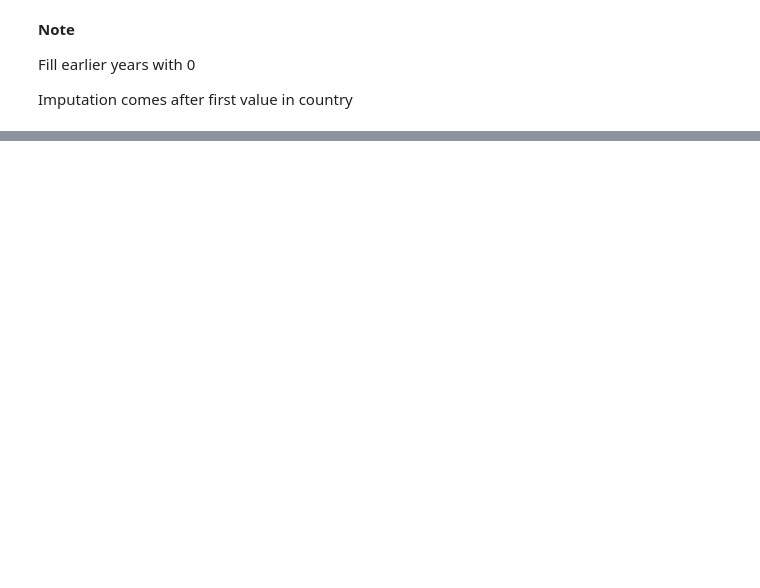
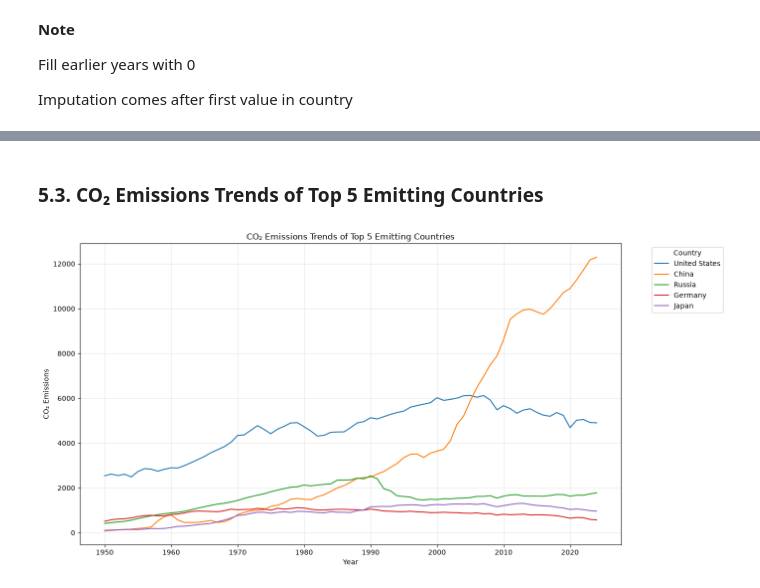
Before and after one commit to chepchiengemmans/Data_nerds_emissions_project, a Jupyter notebook: forecast_cleaning.ipynb, the cells around one changed output, grey strips where cells are left out. Drawn from its saved outputs; the diff is of its cells as text; code cells hidden in the pictures; blank space fills up the shorter version.

```diff
--- a/forecast_cleaning.ipynb
+++ b/forecast_cleaning.ipynb
@@ -286,0 +505,40 @@ plt.show()
+# %% [markdown]
+### 5.3. CO₂ Emissions Trends of Top 5 Emitting Countries
+# %%
+# Identify the top 5 countries by total CO₂ emissions
+top_5_countries = top_emitters.head(5).index
+
+top_countries_df = df_cleaned[
+    df_cleaned["country"].isin(top_5_countries)
+]
+
+plt.figure(figsize=(14, 7))
+
+# Plot each country separately
+for country in top_5_countries:
+    country_data = top_countries_df[
+        top_countries_df["country"] == country
+    ].sort_values("year")
+
+    plt.plot(
+        country_data["year"],
+        country_data["co2"],
+        label=country
+    )
+
+plt.title("CO₂ Emissions Trends of Top 5 Emitting Countries")
+plt.xlabel("Year")
+plt.ylabel("CO₂ Emissions")
+
+plt.legend(
+    title="Country",
+    bbox_to_anchor=(1.05, 1),
+    loc="upper left"
+)
+
+plt.grid(True, alpha=0.3)
+plt.tight_layout()
+
+plt.show()
+# %% [output]
+[figure, added]
```
Also changed, not shown: parts of 45 cells of this notebook.
